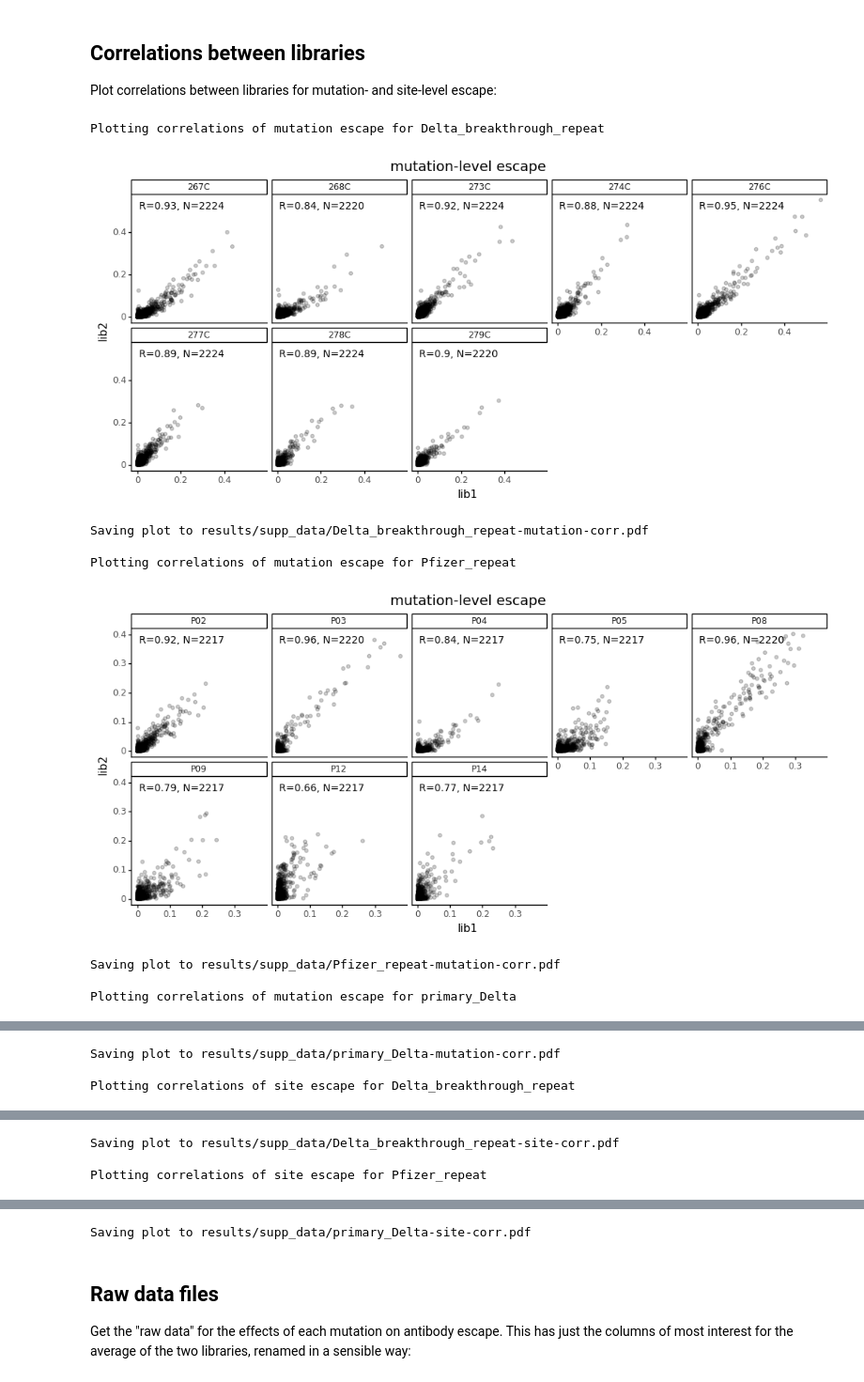
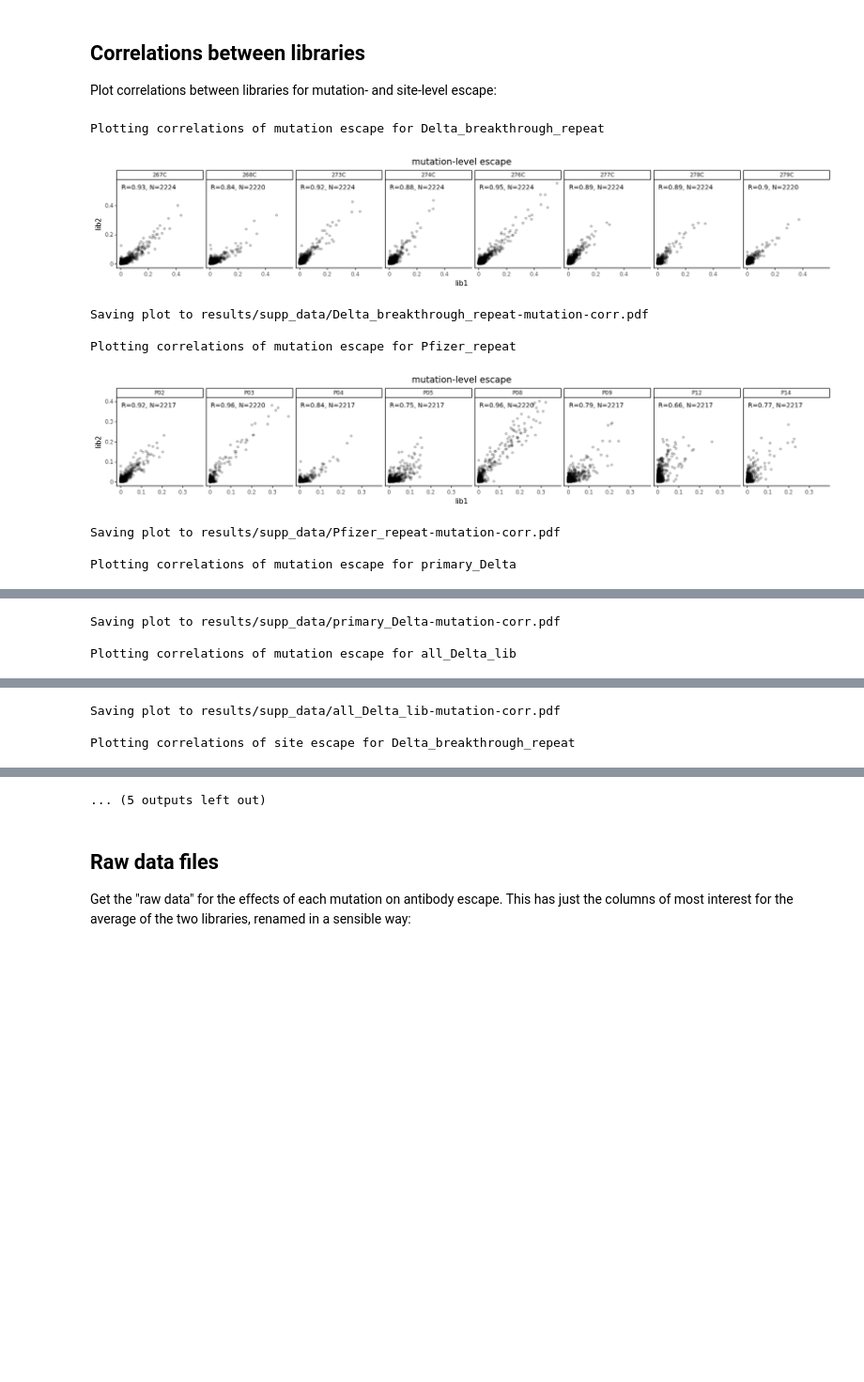
Before and after one commit to jbloomlab/SARS-CoV-2-RBD_Delta, a Jupyter notebook: make_supp_data.ipynb, the cells around one changed output, grey strips where cells are left out. Shown at 94% size. Drawn from its saved outputs; the diff is of its cells as text; code cells hidden in the pictures; blank space fills up the shorter version.

Commit message:
make corr plots for all 24 mappings

```diff
--- a/make_supp_data.ipynb
+++ b/make_supp_data.ipynb
@@ -128,44 +129,44 @@ for metric_type, (set_name, condition_set) in itertools.product(['mutation', 'si
 
     # plot correlations
     nfacets = df_wide['selection'].nunique()
-    ncol = min(nfacets, 5)
+    ncol = min(nfacets, 8)
     nrow = math.ceil(nfacets / ncol)
     xmin = df_wide[libraries[0]].min()
     xspan = df_wide[libraries[0]].max() - xmin
     ymin = df_wide[libraries[1]].min()
     yspan = df_wide[libraries[1]].max() - ymin
     p = (ggplot(df_wide) +
          aes(libraries[0], libraries[1]) +
          geom_point(alpha=0.2, color='black') +
          geom_text(mapping=aes(label='correlation'),
                    data=corrs,
                    x=0.01 * xspan + xmin,
                    y=0.99 * yspan + ymin,
                    size=10,
                    ha='left',
                    va='top',
                    ) +
          facet_wrap('~ selection', ncol=ncol) +
          theme_classic() +
          theme(figure_size=(2.5 * ncol, 2.5 * nrow),
                plot_title=element_text(size=14)) +
          ggtitle(f"{metric_type}-level escape")
          )
 
     fig = p.draw()
     display(fig)
     plotfile = os.path.join(config['supp_data_dir'],
                             f"{set_name}-{metric_type}-corr.pdf")
     print(f"Saving plot to {plotfile}")
     p.save(plotfile, verbose=False)
     plt.close(fig)
 # %% [output]
 Plotting correlations of mutation escape for Delta_breakthrough_repeat
-[figure, old version]
+[figure, new version]
 Saving plot to results/supp_data/Delta_breakthrough_repeat-mutation-corr.pdf
 
 Plotting correlations of mutation escape for Pfizer_repeat
-[figure, old version]
+[figure, new version]
 Saving plot to results/supp_data/Pfizer_repeat-mutation-corr.pdf
 
 Plotting correlations of mutation escape for primary_Delta
@@ -173,3 +174,3 @@ Plotting correlations of mutation escape for primary_Delta
 Saving plot to results/supp_data/primary_Delta-mutation-corr.pdf
 
-Plotting correlations of site escape for Delta_breakthrough_repeat
+Plotting correlations of mutation escape for all_Delta_lib
@@ -177,3 +178,3 @@ Plotting correlations of site escape for Delta_breakthrough_repeat
-Saving plot to results/supp_data/Delta_breakthrough_repeat-site-corr.pdf
+Saving plot to results/supp_data/all_Delta_lib-mutation-corr.pdf
 
-Plotting correlations of site escape for Pfizer_repeat
+Plotting correlations of site escape for Delta_breakthrough_repeat
@@ -185,4 +186,4 @@ Plotting correlations of site escape for primary_Delta
-Saving plot to results/supp_data/primary_Delta-site-corr.pdf
+... (5 outputs left out)
 # %% [markdown]
 ## Raw data files
 Get the "raw data" for the effects of each mutation on antibody escape.
```
Also changed, not shown: parts of 4 cells of this notebook, 26 other files.
